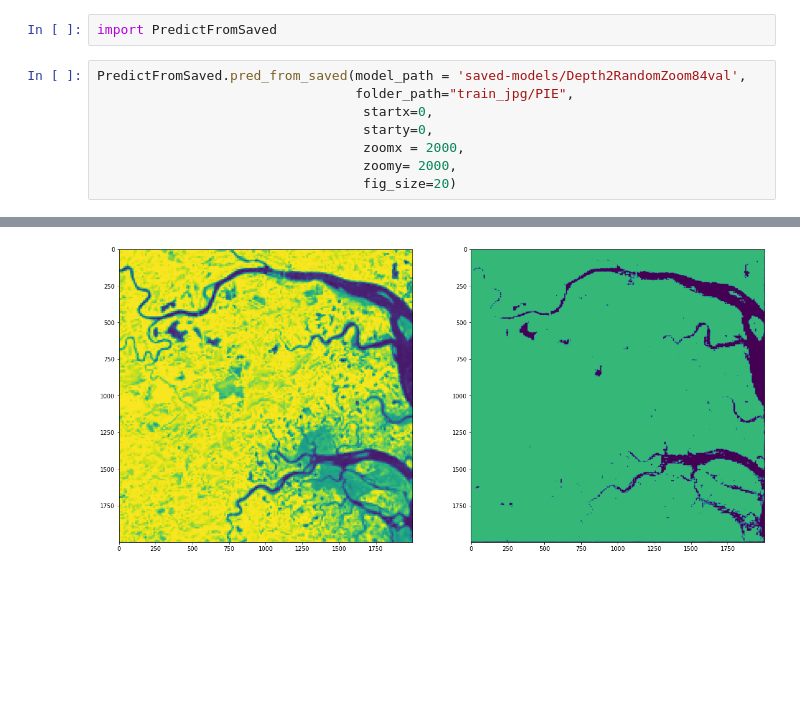
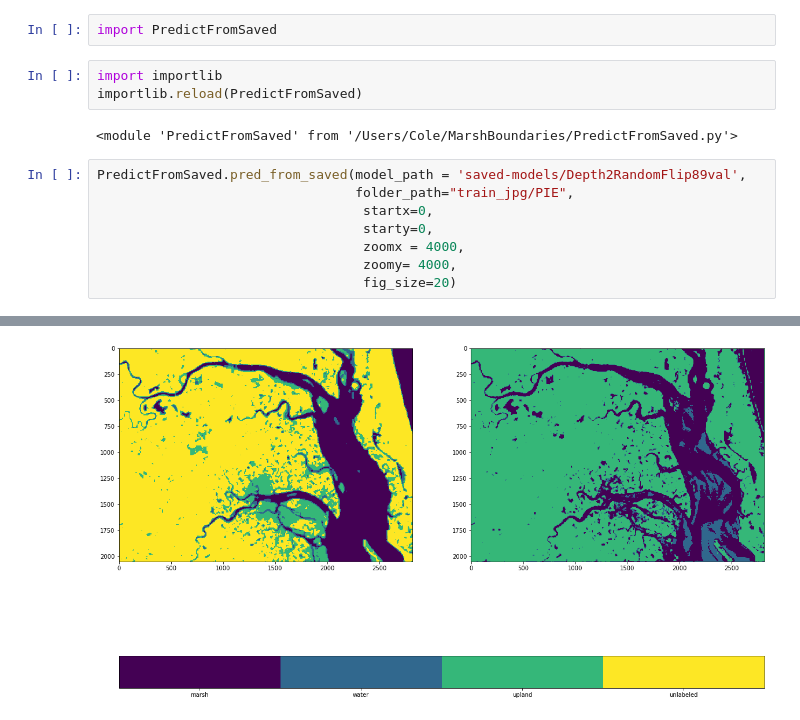
Before and after one commit to colefranks/MarshBoundaries, a Jupyter notebook: MarshBoundaryDemo.ipynb, the cells around one changed output, grey strips where cells are left out. Saved outputs shown, nothing was run; the diff lists cells and outputs as text; blank space fills up the shorter version.

```diff
--- a/MarshBoundaryDemo.ipynb
+++ b/MarshBoundaryDemo.ipynb
@@ -1,11 +1,16 @@
 # %%
 import PredictFromSaved
+# %%
+import importlib
+importlib.reload(PredictFromSaved)
+# %% [output]
+<module 'PredictFromSaved' from '/Users/Cole/MarshBoundaries/PredictFromSaved.py'>
 # %%
-PredictFromSaved.pred_from_saved(model_path = 'saved-models/Depth2RandomZoom84val',
+PredictFromSaved.pred_from_saved(model_path = 'saved-models/Depth2RandomFlip89val',
                                  folder_path="train_jpg/PIE",
                                   startx=0,
                                   starty=0,
-                                  zoomx = 2000,
-                                  zoomy= 2000,
+                                  zoomx = 4000,
+                                  zoomy= 4000,
                                   fig_size=20)
 # %% [output]
@@ -14 +18 @@ WARNING:tensorflow:6 out of the last 6 calls to <function Model.make_predict_fun
-[figure, old version]
+[figure, new version]
```
Also changed, not shown: parts of 1 cell of this notebook, 1 other file.
